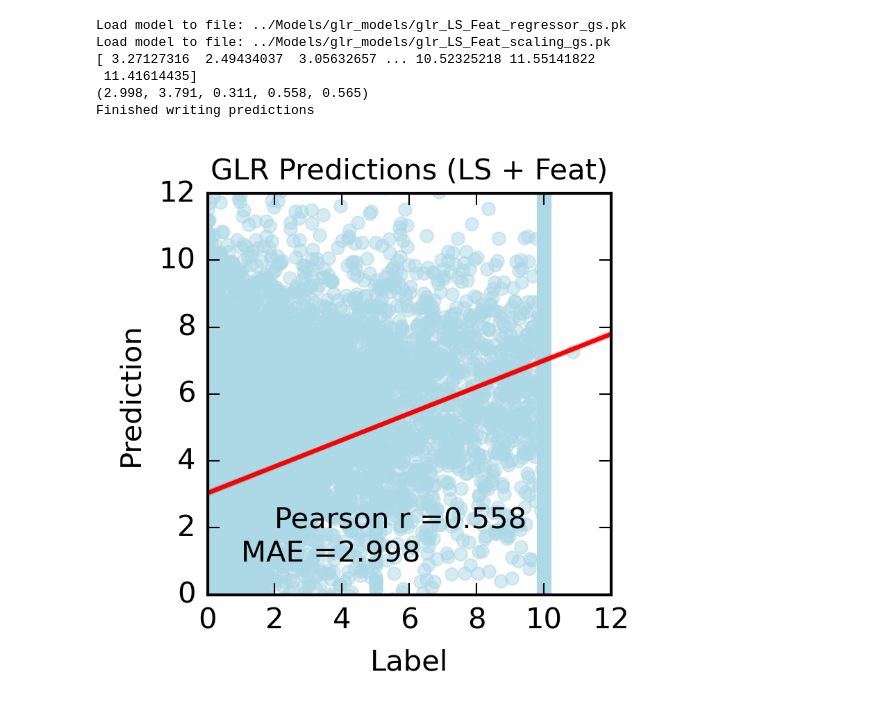
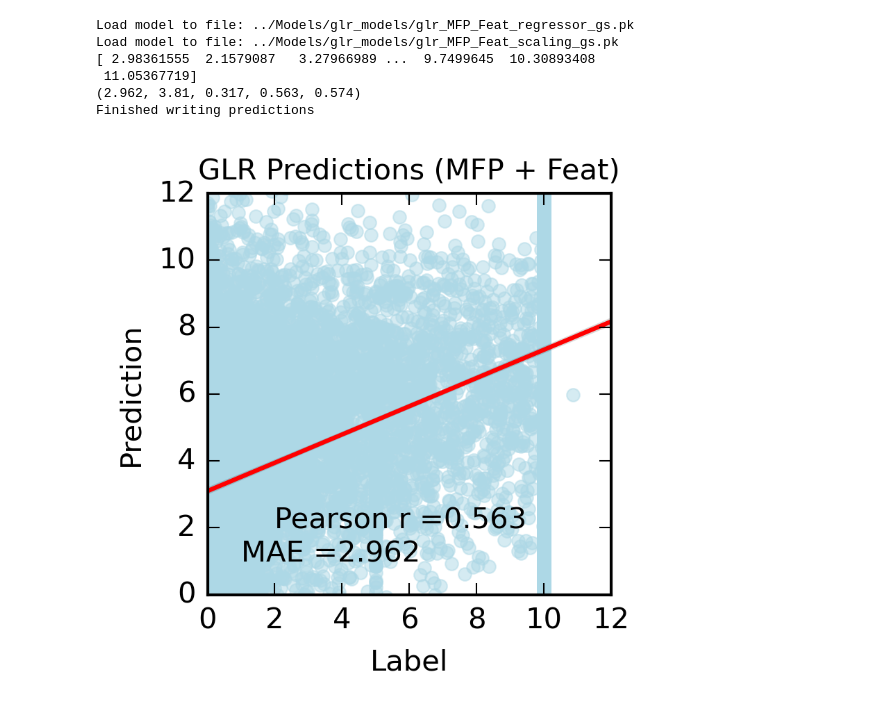
Before and after one commit to raghvendra5688/PT-AML, a Jupyter notebook: scripts/glr.ipynb, the cells around one changed output. Drawn from its saved outputs; the diff is of its cells as text; code cells hidden in the pictures.

```diff
--- a/scripts/glr.ipynb
+++ b/scripts/glr.ipynb
@@ -37,7 +37,7 @@ test_options = ["../Data/Test_Set_with_Drug_Embedding_Cell_Info.pkl",
 data_type_options = ["LS_Feat","MFP_Feat"]
 # %%
 #Choose the options
-input_option = 0                                                  #Choose 0 for LS for Drug and LS for Cell Line , 1 for MFP for Drug and LS for Cell Line
+input_option = 1                                                  #Choose 0 for LS for Drug and LS for Cell Line , 1 for MFP for Drug and LS for Cell Line
 classification_task = False
 data_type = data_type_options[input_option]
 
@@ -135,40 +117,40 @@ glr_best = glr_gs.best_estimator_
 y_pred_glr=glr_best.predict(scaler.transform(rev_X_test))
 test_metrics = calculate_regression_metrics(Y_test,y_pred_glr)
 print(y_pred_glr)
 print(test_metrics)
 
 #Write the prediction of LR model
 metadata_X_test['predictions']=y_pred_glr
 metadata_X_test['labels']=Y_test
 metadata_X_test.to_csv("../Results/GLR_"+data_type+"_supervised_test_predictions.csv",index=False)
 print("Finished writing predictions")
 
 fig = plt.figure()
 plt.style.use('classic')
 fig.set_size_inches(2.5,2.5)
 fig.set_dpi(300)
 fig.set_facecolor("white")
 
 ax = sn.regplot(x="labels", y="predictions", data=metadata_X_test, scatter_kws={"color": "lightblue",'alpha':0.5},
                 line_kws={"color": "red"})
-ax.axes.set_title("GLR Predictions (LS + Feat)",fontsize=10)
+ax.axes.set_title("GLR Predictions (MFP + Feat)",fontsize=10)
 ax.set_xlim(0, 12)
 ax.set_ylim(0, 12)
 ax.set_xlabel("Label",fontsize=10)
 ax.set_ylabel("Prediction",fontsize=10)
 ax.tick_params(labelsize=10, color="black")
 plt.text(2, 2, 'Pearson r =' +str(test_metrics[3]), fontsize = 10)
 plt.text(1, 1, 'MAE ='+str(test_metrics[0]),fontsize=10)
 outfilename = "../Results/GLR_"+data_type+"_supervised_test_prediction.pdf"
 plt.savefig(outfilename, bbox_inches="tight")
 # %% [output]
-Load model to file: ../Models/glr_models/glr_LS_Feat_regressor_gs.pk
-Load model to file: ../Models/glr_models/glr_LS_Feat_scaling_gs.pk
-[ 3.27127316  2.49434037  3.05632657 ... 10.52325218 11.55141822
- 11.41614435]
-(2.998, 3.791, 0.311, 0.558, 0.565)
+Load model to file: ../Models/glr_models/glr_MFP_Feat_regressor_gs.pk
+Load model to file: ../Models/glr_models/glr_MFP_Feat_scaling_gs.pk
+[ 2.98361555  2.1579087   3.27966989 ...  9.7499645  10.30893408
+ 11.05367719]
+(2.962, 3.81, 0.317, 0.563, 0.574)
 Finished writing predictions
-[figure, old version]
+[figure, new version]
 # %%
 #Get the top coefficients and matching column information
 glr_best = load_model("glr_models/glr_"+data_type+"_regressor_best_estimator.pk")
```
Also changed, not shown: parts of 3 cells of this notebook, 11 other files.
